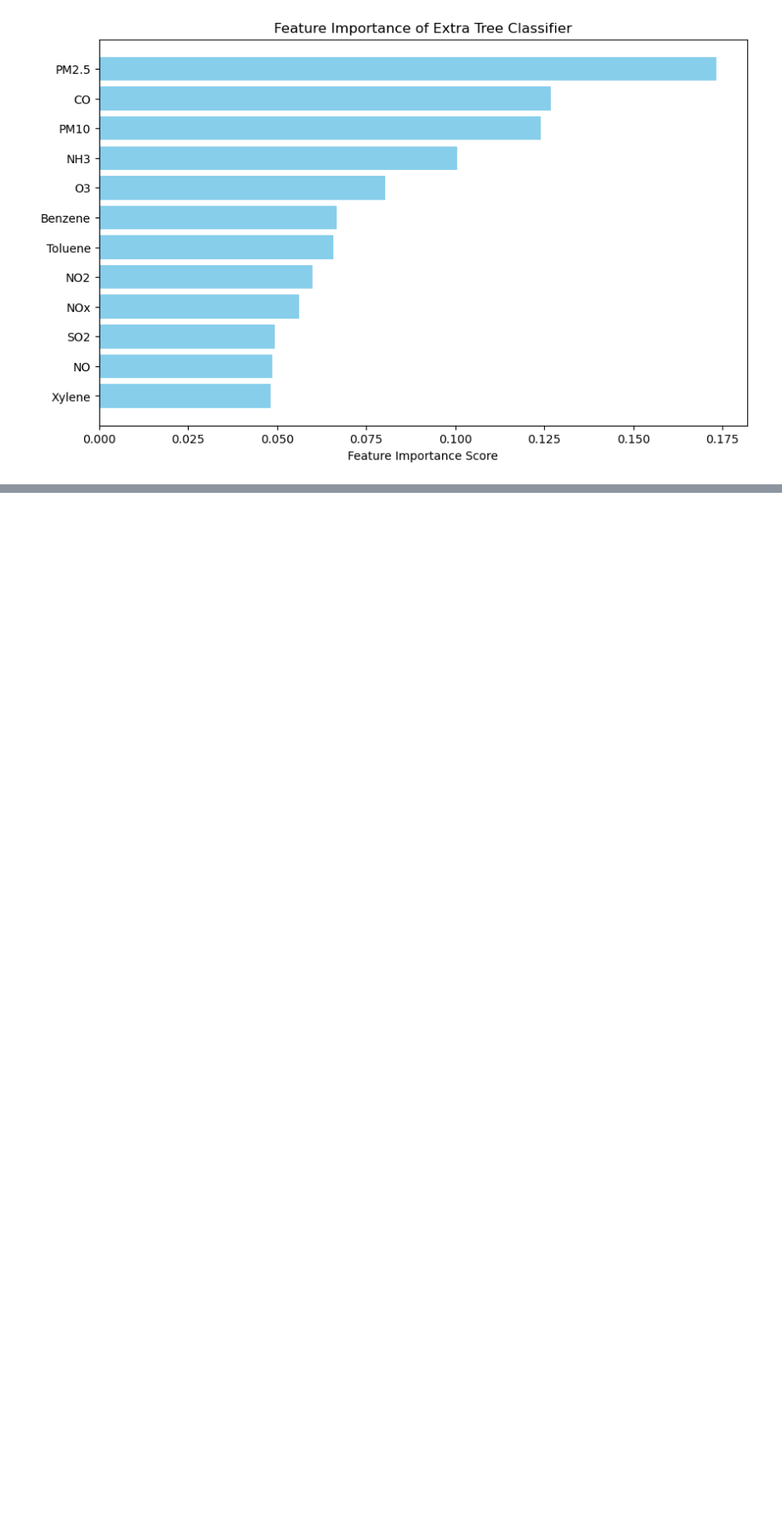
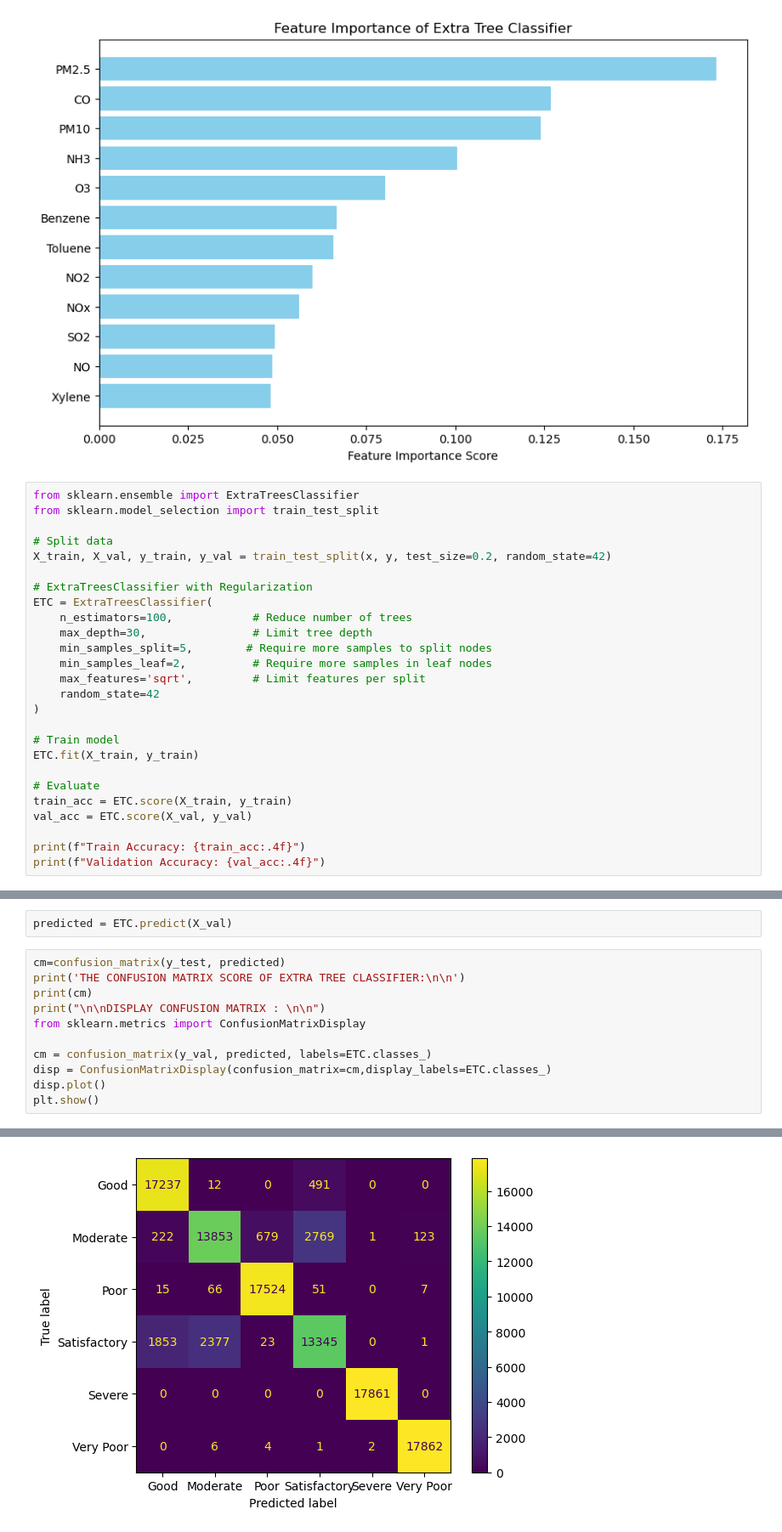
Before and after one commit to muthumeenal12/Paper, a Jupyter notebook: ETC.ipynb, the cells around one changed output, grey strips where cells are left out. Shown: that part at 85% size. Saved outputs shown, nothing was run; the diff lists cells and outputs as text; blank space fills up the shorter version.

```diff
--- a/ETC.ipynb
+++ b/ETC.ipynb
@@ -219,3 +219,29 @@ plt.title("Feature Importance of Extra Tree Classifier")
 plt.show()
 # %% [output]
 [figure]
+# %%
+from sklearn.ensemble import ExtraTreesClassifier
+from sklearn.model_selection import train_test_split
+
+# Split data
+X_train, X_val, y_train, y_val = train_test_split(x, y, test_size=0.2, random_state=42)
+
+# ExtraTreesClassifier with Regularization
+ETC = ExtraTreesClassifier(
+    n_estimators=100,            # Reduce number of trees
+    max_depth=30,                # Limit tree depth
+    min_samples_split=5,        # Require more samples to split nodes
+    min_samples_leaf=2,          # Require more samples in leaf nodes
+    max_features='sqrt',         # Limit features per split
+    random_state=42
+)
+
+# Train model
+ETC.fit(X_train, y_train)
+
+# Evaluate
+train_acc = ETC.score(X_train, y_train)
+val_acc = ETC.score(X_val, y_val)
+
+print(f"Train Accuracy: {train_acc:.4f}")
+print(f"Validation Accuracy: {val_acc:.4f}")
@@ -221,0 +258,14 @@ plt.show()
+# %%
+predicted = ETC.predict(X_val)
+# %%
+cm=confusion_matrix(y_test, predicted)
+print('THE CONFUSION MATRIX SCORE OF EXTRA TREE CLASSIFIER:\n\n')
+print(cm)
+print("\n\nDISPLAY CONFUSION MATRIX : \n\n")
+from sklearn.metrics import ConfusionMatrixDisplay
+
+cm = confusion_matrix(y_val, predicted, labels=ETC.classes_)
+disp = ConfusionMatrixDisplay(confusion_matrix=cm,display_labels=ETC.classes_)
+disp.plot()
+plt.show()
+# %% [output]
@@ -221,0 +284 @@ plt.show()
+[figure, added]
```
Also changed, not shown: parts of 4 cells of this notebook.
